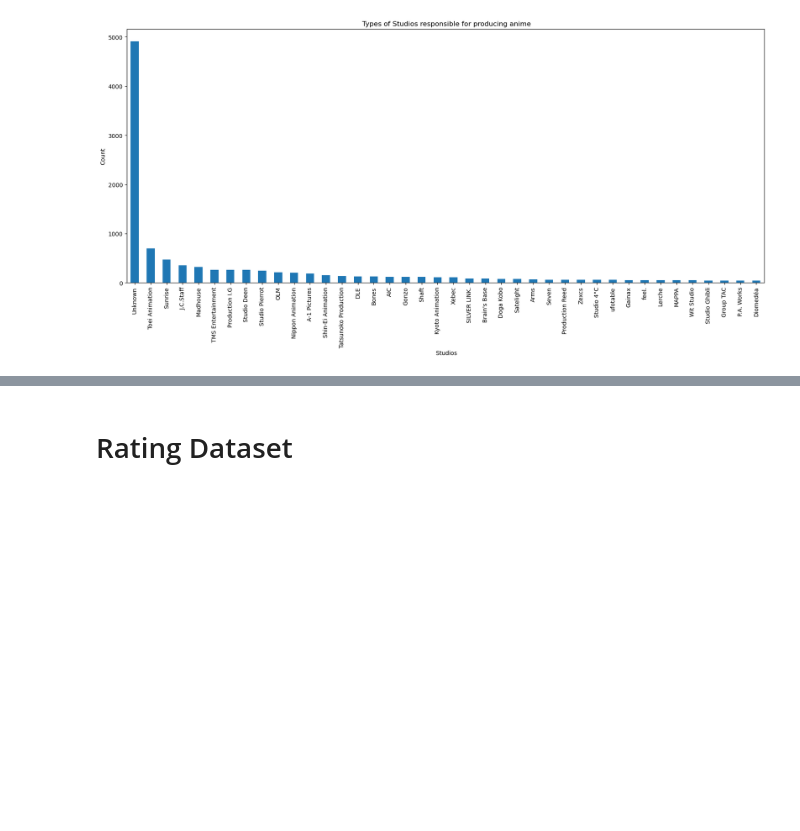
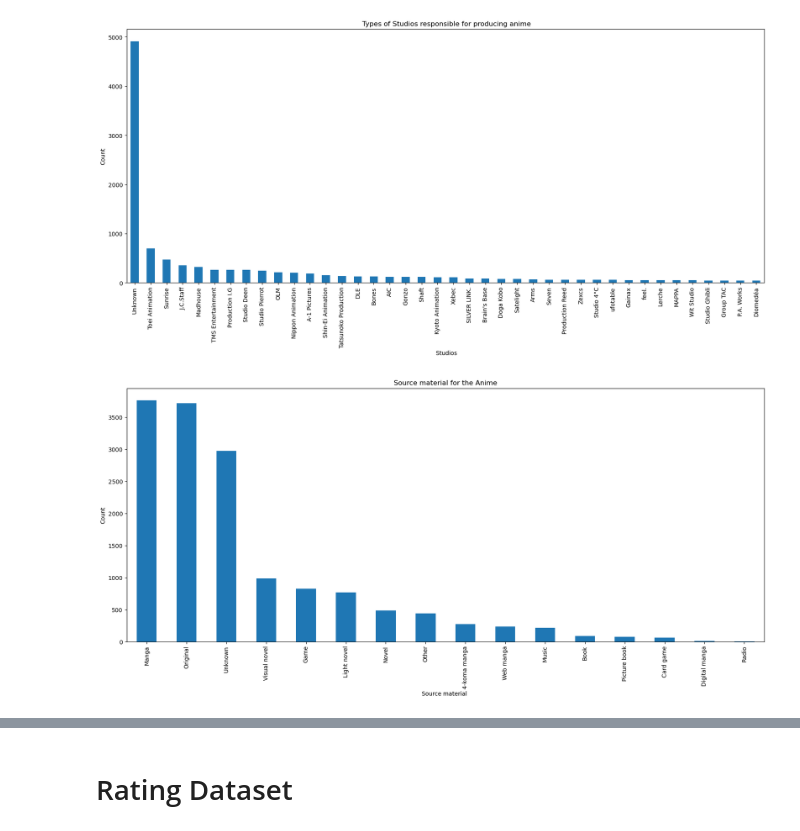
Before and after one commit to ShubhamGupta2505/MachineLearningPractice, a Jupyter notebook: anime-analysis.ipynb, the cells around one changed output, grey strips where cells are left out. Saved outputs shown, nothing was run; the diff lists cells and outputs as text; code cells hidden in the pictures; blank space fills up the shorter version.

Commit message:
Kaggle Notebook | anime analysis | Version 4

```diff
--- a/anime-analysis.ipynb
+++ b/anime-analysis.ipynb
@@ -322,3 +322,16 @@ plt.xticks(rotation=90)
 plt.show()
 # %% [output]
 [figure]
+# %%
+source_counts = anime['Source'].value_counts().head(40)
+
+# Plotting the bar graph
+plt.figure(figsize=(20,8))
+source_counts.plot(kind='bar')
+plt.title('Source material for the Anime')
+plt.xlabel('Source material ')
+plt.ylabel('Count')
+plt.xticks(rotation=90)
+plt.show()
+# %% [output]
+[figure, added]
```
Also changed, not shown: parts of 6 cells of this notebook.
